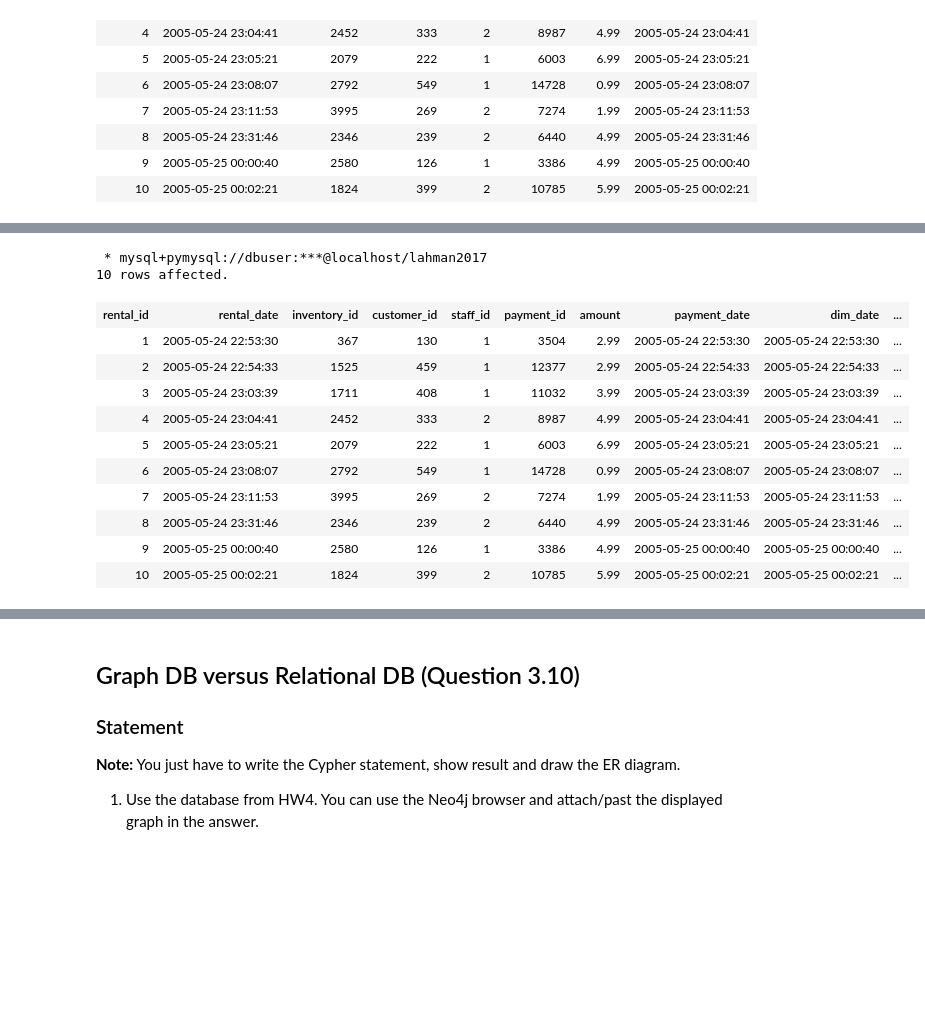
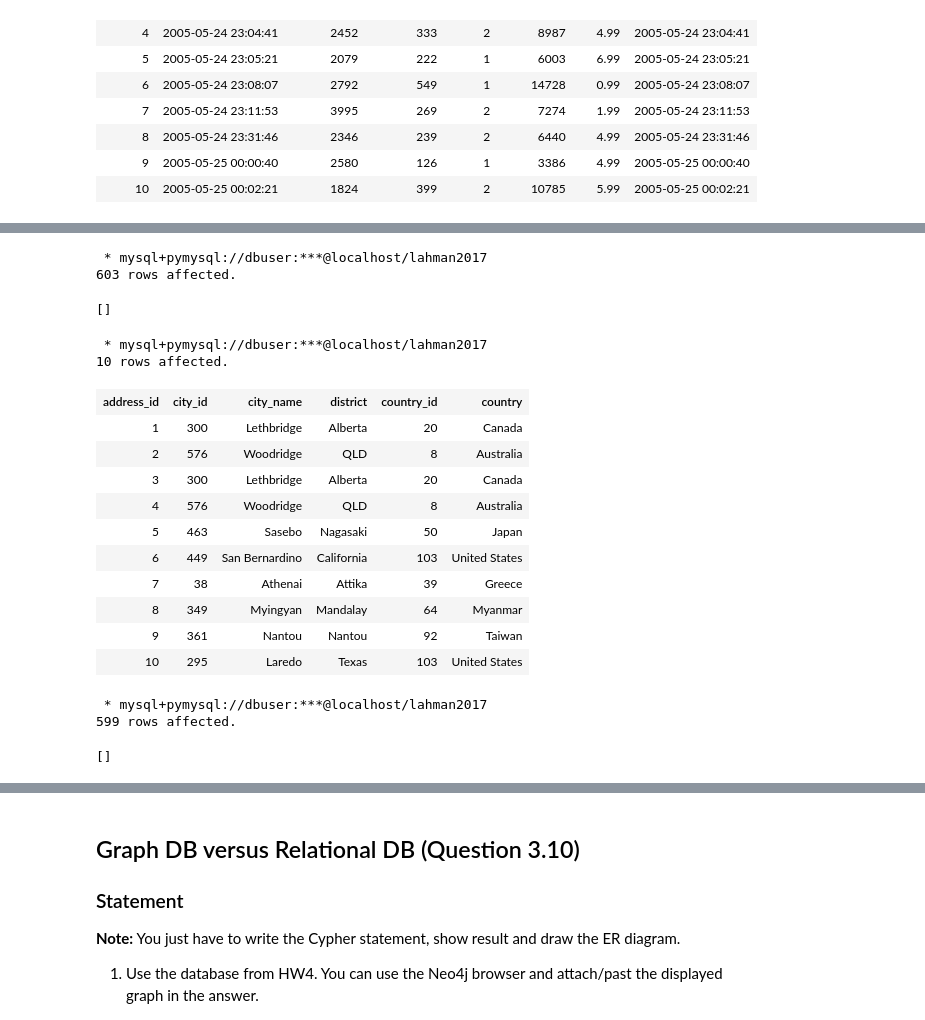
Before and after one commit to jingxixu/COMSW4111-Database, a Jupyter notebook: final/final-w4111-fall-2018-v1-public.ipynb, the cells around one changed output, grey strips where cells are left out. Cells and saved outputs as stored; diff of their text form; code cells hidden in the pictures; blank space fills up the shorter version.

```diff
--- a/final/final-w4111-fall-2018-v1-public.ipynb
+++ b/final/final-w4111-fall-2018-v1-public.ipynb
@@ -1894,17 +2034,35 @@ Your tasks:
+# %%
+%sql create table address_hierarchy as \
+select address_id, \
+city_id, (select city from city where city.city_id = address.city_id) as city_name, district, \
+(select country_id from city where city.city_id = address.city_id) as country_id, (select country from country where country.country_id = \
+(select country_id from city where city.city_id = address.city_id))as country \
+from address;
+# %% [output]
+ * mysql+pymysql://dbuser:***@localhost/lahman2017
+603 rows affected.
+[]
 # %%
-%sql select * from sakila.fact_table join sakila.date_dimension on \
-    sakila.date_dimension.dim_date = sakila.fact_table.rental_date limit 10
+%sql select * from address_hierarchy limit 10
 # %% [output]
  * mysql+pymysql://dbuser:***@localhost/lahman2017
 10 rows affected.
-| rental_id | rental_date | inventory_id | customer_id | staff_id | payment_id | amount | payment_date | dim_date | ... |
-| 1 | 2005-05-24 22:53:30 | 367 | 130 | 1 | 3504 | 2.99 | 2005-05-24 22:53:30 | 2005-05-24 22:53:30 | ... |
-| 2 | 2005-05-24 22:54:33 | 1525 | 459 | 1 | 12377 | 2.99 | 2005-05-24 22:54:33 | 2005-05-24 22:54:33 | ... |
-| 3 | 2005-05-24 23:03:39 | 1711 | 408 | 1 | 11032 | 3.99 | 2005-05-24 23:03:39 | 2005-05-24 23:03:39 | ... |
-| 4 | 2005-05-24 23:04:41 | 2452 | 333 | 2 | 8987 | 4.99 | 2005-05-24 23:04:41 | 2005-05-24 23:04:41 | ... |
-| 5 | 2005-05-24 23:05:21 | 2079 | 222 | 1 | 6003 | 6.99 | 2005-05-24 23:05:21 | 2005-05-24 23:05:21 | ... |
-| 6 | 2005-05-24 23:08:07 | 2792 | 549 | 1 | 14728 | 0.99 | 2005-05-24 23:08:07 | 2005-05-24 23:08:07 | ... |
-| 7 | 2005-05-24 23:11:53 | 3995 | 269 | 2 | 7274 | 1.99 | 2005-05-24 23:11:53 | 2005-05-24 23:11:53 | ... |
-| 8 | 2005-05-24 23:31:46 | 2346 | 239 | 2 | 6440 | 4.99 | 2005-05-24 23:31:46 | 2005-05-24 23:31:46 | ... |
-| 9 | 2005-05-25 00:00:40 | 2580 | 126 | 1 | 3386 | 4.99 | 2005-05-25 00:00:40 | 2005-05-25 00:00:40 | ... |
-| 10 | 2005-05-25 00:02:21 | 1824 | 399 | 2 | 10785 | 5.99 | 2005-05-25 00:02:21 | 2005-05-25 00:02:21 | ... |
+| address_id | city_id | city_name | district | country_id | country |
+| 1 | 300 | Lethbridge | Alberta | 20 | Canada |
+| 2 | 576 | Woodridge | QLD | 8 | Australia |
+| 3 | 300 | Lethbridge | Alberta | 20 | Canada |
+| 4 | 576 | Woodridge | QLD | 8 | Australia |
+| 5 | 463 | Sasebo | Nagasaki | 50 | Japan |
+| 6 | 449 | San Bernardino | California | 103 | United States |
+| 7 | 38 | Athenai | Attika | 39 | Greece |
+| 8 | 349 | Myingyan | Mandalay | 64 | Myanmar |
+| 9 | 361 | Nantou | Nantou | 92 | Taiwan |
+| 10 | 295 | Laredo | Texas | 103 | United States |
+# %%
+%sql create table customer_location_dimension as \
+select customer_id, address_hierarchy.* \
+from customer join address_hierarchy on customer.address_id = address_hierarchy.address_id
+# %% [output]
+ * mysql+pymysql://dbuser:***@localhost/lahman2017
+599 rows affected.
+[]
```
Also changed, not shown: parts of 31 cells of this notebook.
